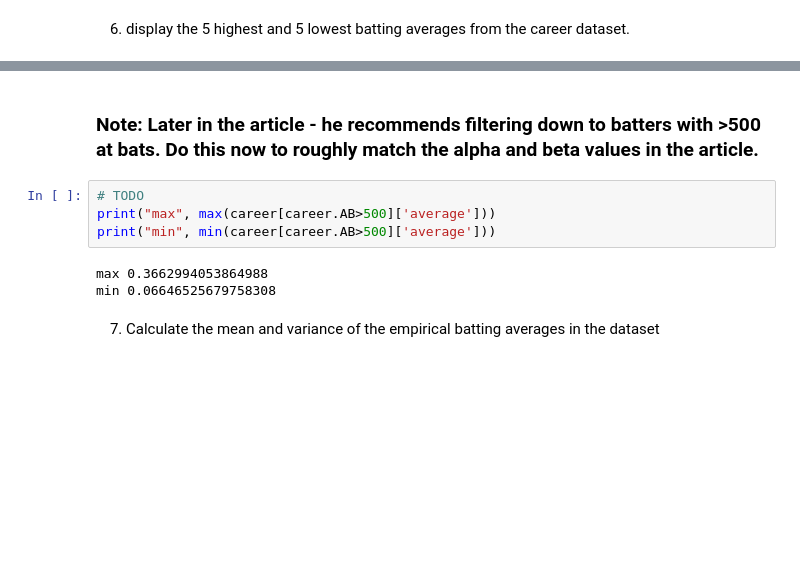
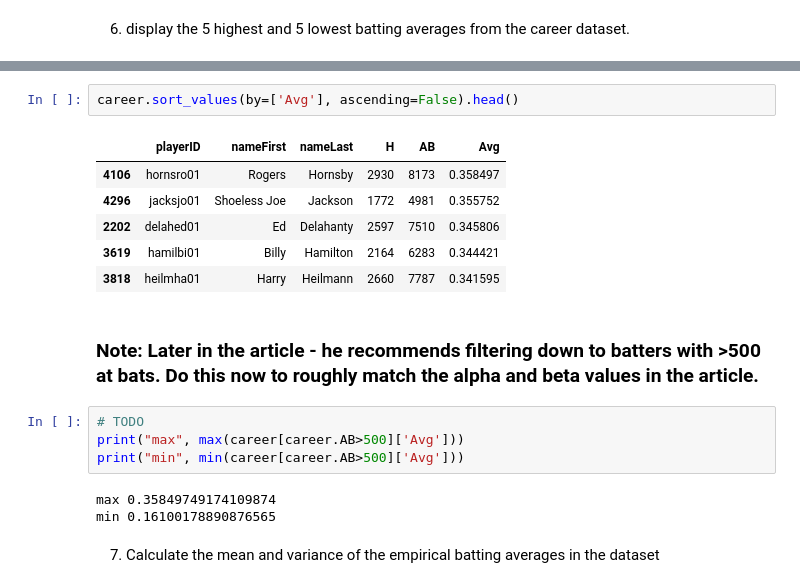
Before and after one commit to thernandezcolon/dsa-2022, a Jupyter notebook: Week_5/Week5_Statistical_Inference_With_Python_Homework.ipynb, the cells around one changed output, grey strips where cells are left out. Saved outputs shown, nothing was run; the diff lists cells and outputs as text; blank space fills up the shorter version.

```diff
--- a/Week_5/Week5_Statistical_Inference_With_Python_Homework.ipynb
+++ b/Week_5/Week5_Statistical_Inference_With_Python_Homework.ipynb
@@ -324,12 +310,21 @@ min 0.0
+# %%
+career.sort_values(by=['Avg'], ascending=False).head()
+# %% [output]
+|  | playerID | nameFirst | nameLast | H | AB | Avg |
+| 4106 | hornsro01 | Rogers | Hornsby | 2930 | 8173 | 0.358497 |
+| 4296 | jacksjo01 | Shoeless Joe | Jackson | 1772 | 4981 | 0.355752 |
+| 2202 | delahed01 | Ed | Delahanty | 2597 | 7510 | 0.345806 |
+| 3619 | hamilbi01 | Billy | Hamilton | 2164 | 6283 | 0.344421 |
+| 3818 | heilmha01 | Harry | Heilmann | 2660 | 7787 | 0.341595 |
 # %% [markdown]
 ### Note: Later in the article - he recommends filtering down to batters with >500 at bats. Do this now to roughly match the alpha and beta values in the article.
 # %%
 # TODO
-print("max", max(career[career.AB>500]['average']))
-print("min", min(career[career.AB>500]['average']))
+print("max", max(career[career.AB>500]['Avg']))
+print("min", min(career[career.AB>500]['Avg']))
 # %% [output]
-max 0.3662994053864988
-min 0.06646525679758308
+max 0.35849749174109874
+min 0.16100178890876565
 # %% [markdown]
 7. Calculate the mean and variance of the empirical batting averages in the dataset
 # %%
```
Also changed, not shown: parts of 14 cells of this notebook, 2 other files.
